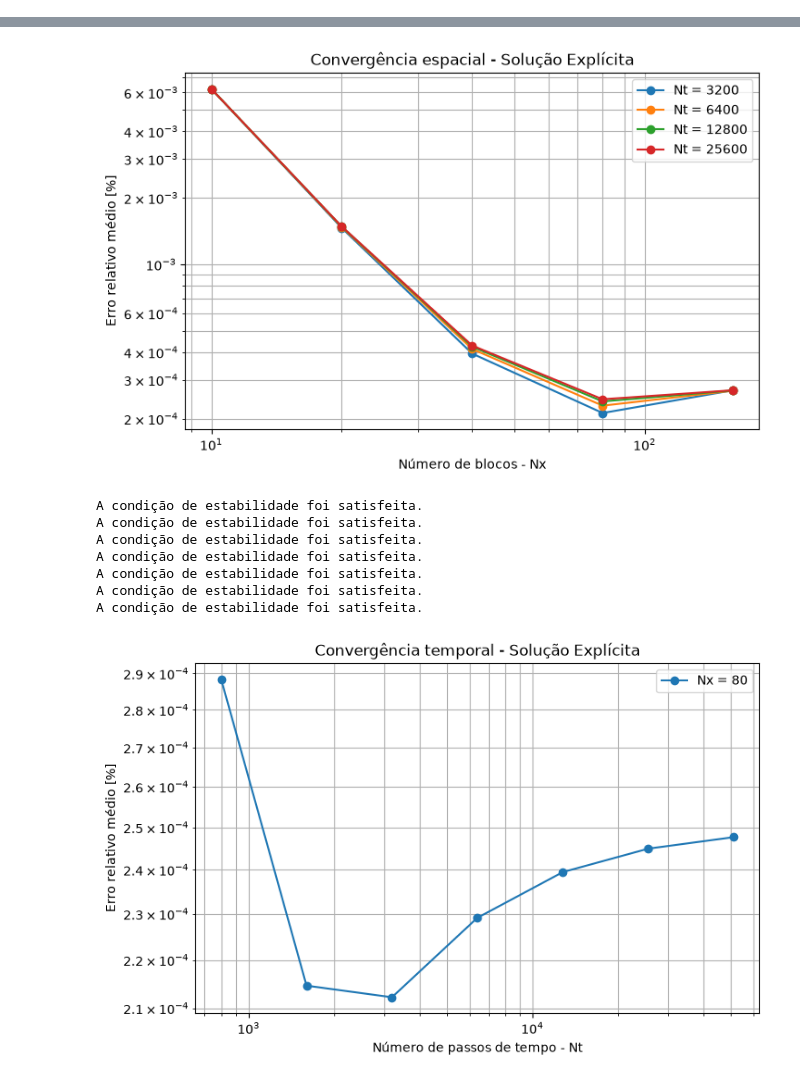
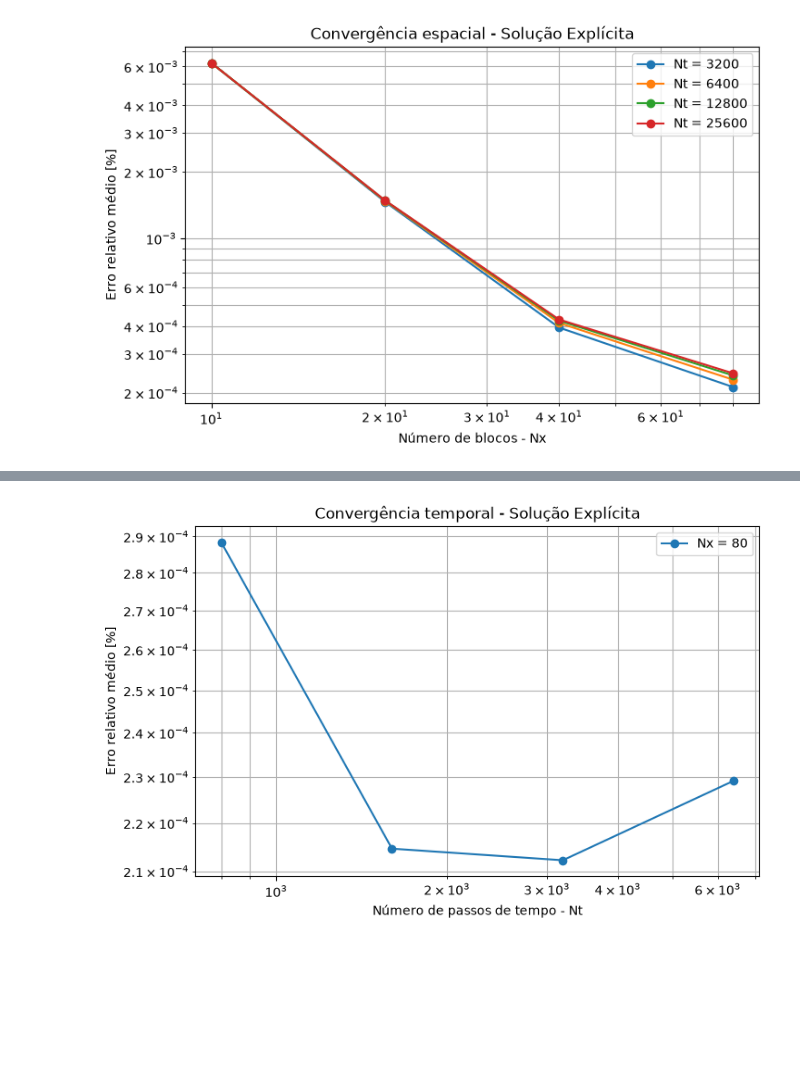
Before and after one commit to JoaoVassalo/SimRes, a Jupyter notebook: results/erros_convergencia_FP.ipynb, the cells around one changed output, grey strips where cells are left out. Drawn from its saved outputs; the diff is of its cells as text; code cells hidden in the pictures; blank space fills up the shorter version.

```diff
--- a/results/erros_convergencia_FP.ipynb
+++ b/results/erros_convergencia_FP.ipynb
@@ -108,7 +108,7 @@ plt.show()
 
 # cada curva corresponde a um Nt diferente
 
-nx_values = [10, 20, 40, 80, 160]
+nx_values = [10, 20, 40, 80]
 
 nt_values_espacial = [3200, 6400, 12800, 25600]
 
@@ -156,7 +156,7 @@ plt.show()
 
 nx_values_temporal = [80]
 
-nt_values = [100, 200, 400, 800, 1600, 3200, 6400, 12800, 25600, 51200]
+nt_values = [25, 50, 100, 200, 400, 800, 1600, 3200, 6400]
 
 
 plt.figure(figsize=(8, 5))
@@ -182,7 +182,7 @@ for nx_i in nx_values_temporal:
 
         if lambd_i > 0.5:
             continue
-
+        print(nt_i)
 
         x_i, t_i, P_i, lambd_i = explicita_1d_FP(p0, Pe, -qw, h, L, k, phi, ct, mu, t_final, nx_i, nt_i)
 
@@ -227,3 +226,4 @@ MSE = 8187.840146392936
 RMSE = 90.48668491216227
 Linf = 388.5152762569487
 [figure]
+[figure, new version]
@@ -250,9 +234 @@ A condição de estabilidade foi satisfeita.
-[figure, old version]
-A condição de estabilidade foi satisfeita.
-A condição de estabilidade foi satisfeita.
-A condição de estabilidade foi satisfeita.
-A condição de estabilidade foi satisfeita.
-A condição de estabilidade foi satisfeita.
-A condição de estabilidade foi satisfeita.
-A condição de estabilidade foi satisfeita.
-[figure, old version]
+[figure, new version]
```
Also changed, not shown: parts of 1 cell of this notebook, 1 other file.
